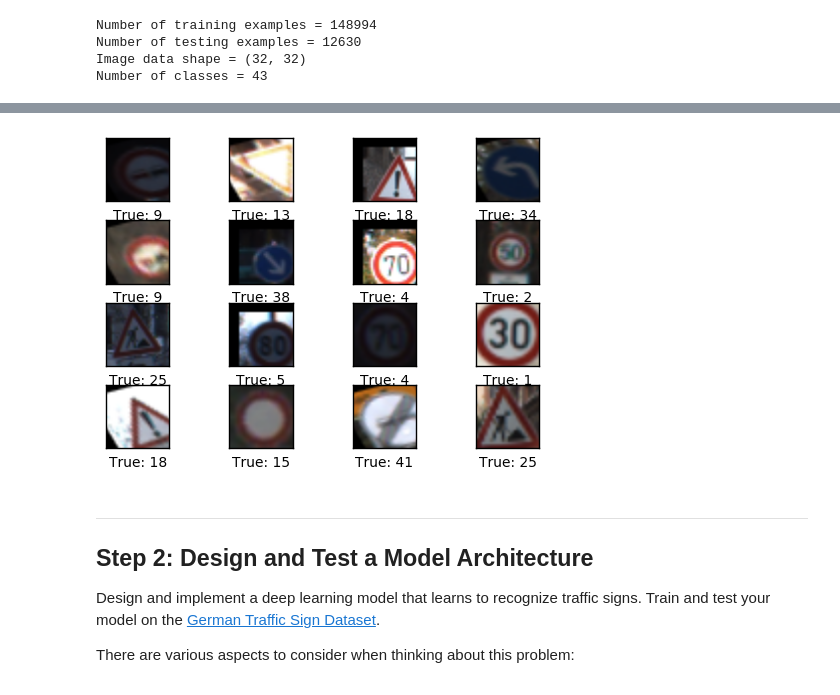
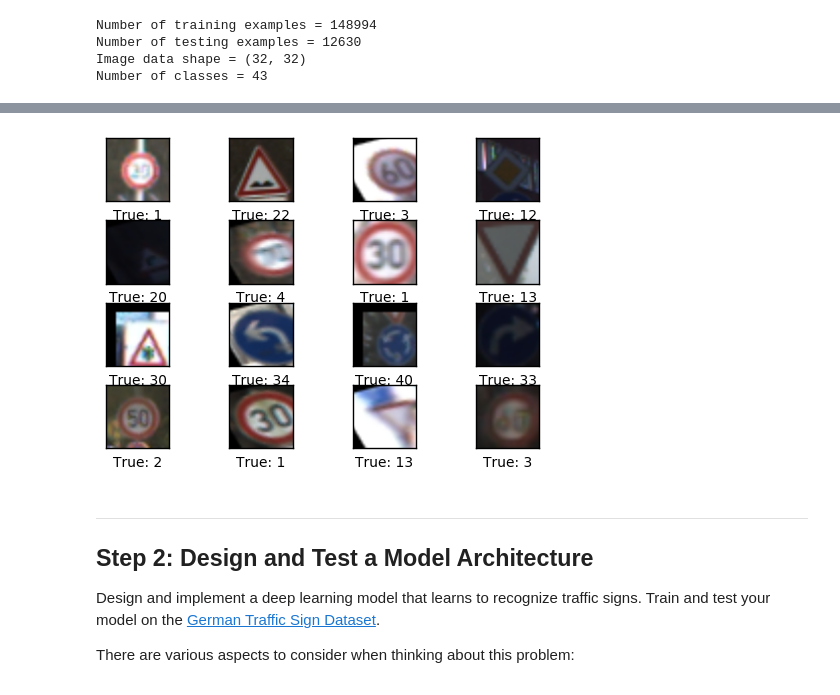
Before and after one commit to ajitmotra/Traffic_Signs_Recognition, a Jupyter notebook: Traffic_Signs_Recognition.ipynb, the cells around one changed output, grey strips where cells are left out. Cells and saved outputs as stored; diff of their text form; code cells hidden in the pictures.

```diff
--- a/Traffic_Signs_Recognition.ipynb
+++ b/Traffic_Signs_Recognition.ipynb
@@ -257,8 +257,8 @@ plt.show()
 # %%
 # Lets test whether we have success
-plot_images(X_train[0:16],np.argmax(y_train[0:16], axis=1),None,None)
+plot_images(X_train[32:48],np.argmax(y_train[32:48], axis=1),None,None)
 # %% [output]
-[figure, old version]
+[figure, new version]
 # %%
 ### creating new weights helper functions
 def new_weights(shape):
```
Also changed, not shown: parts of 21 cells of this notebook.
